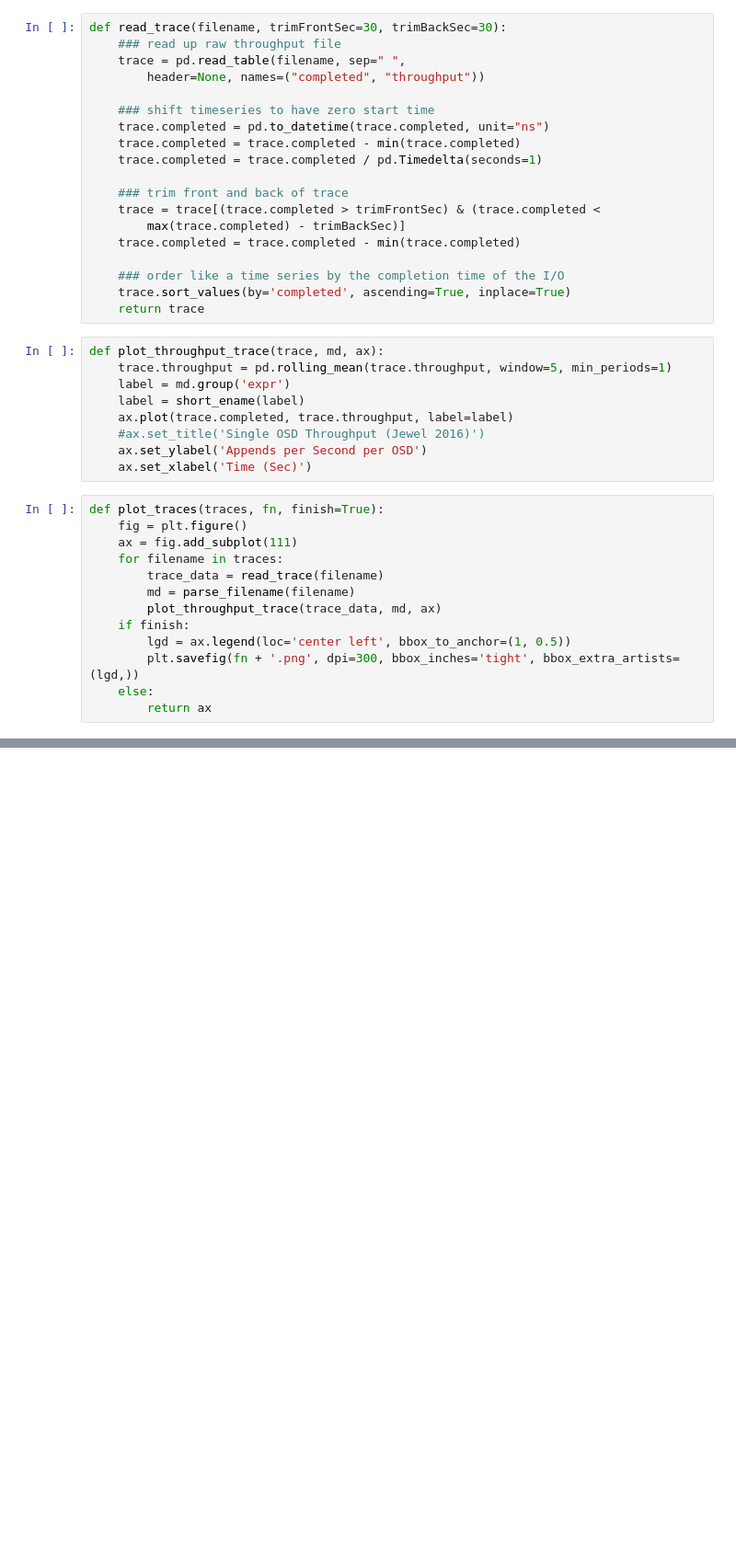
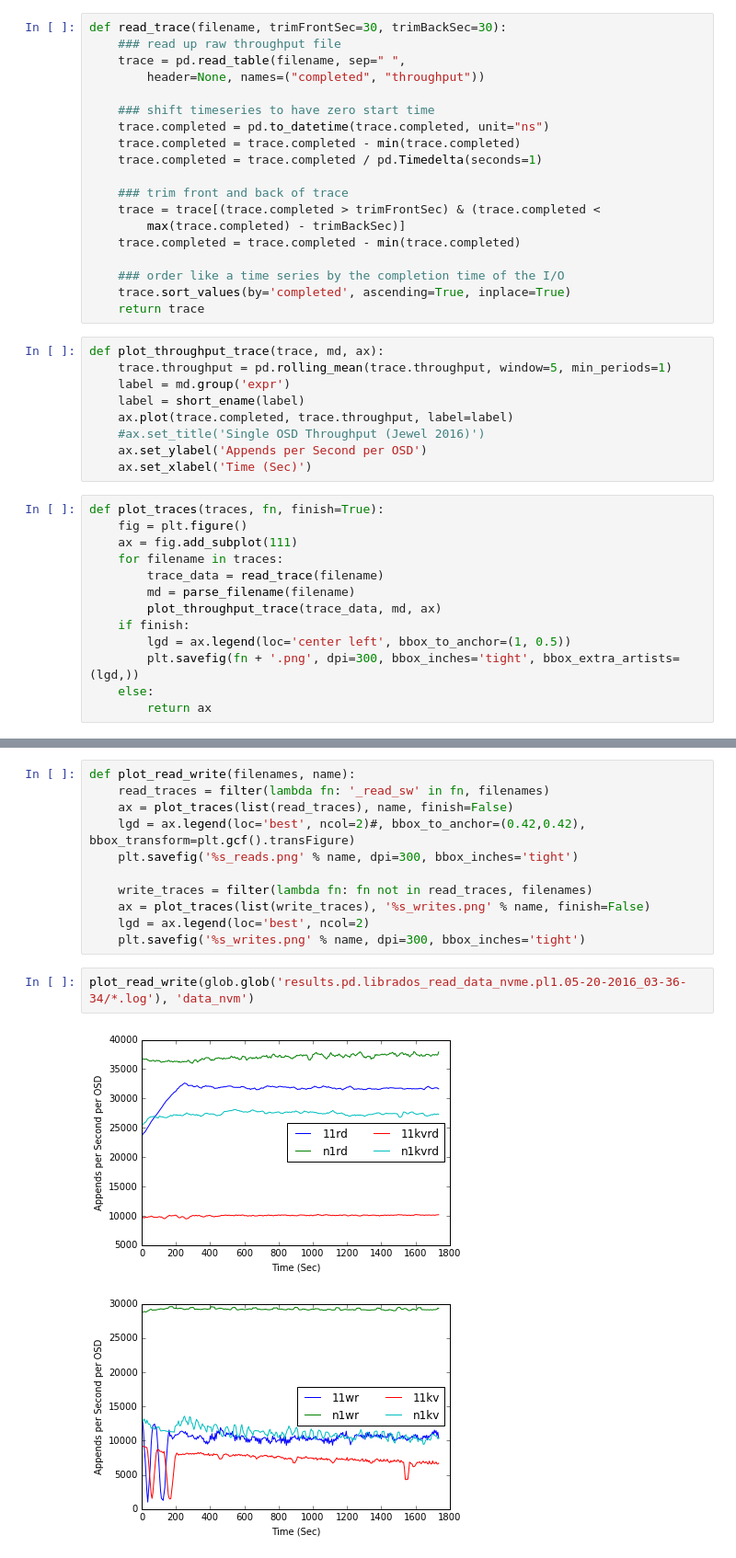
Before and after one commit to michaelsevilla/zlog-popper, a Jupyter notebook: experiments/basic-cls-rand-read/visualize.ipynb, the cells around one changed output, grey strips where cells are left out. Shown at 92% size. Saved outputs shown, nothing was run; the diff lists cells and outputs as text; blank space fills up the shorter version.

```diff
--- a/experiments/basic-cls-rand-read/visualize.ipynb
+++ b/experiments/basic-cls-rand-read/visualize.ipynb
@@ -106,0 +107,16 @@ plot_traces(list(write_traces), 'output.write.60min')
+# %%
+def plot_read_write(filenames, name):
+    read_traces = filter(lambda fn: '_read_sw' in fn, filenames)
+    ax = plot_traces(list(read_traces), name, finish=False)
+    lgd = ax.legend(loc='best', ncol=2)#, bbox_to_anchor=(0.42,0.42), bbox_transform=plt.gcf().transFigure)
+    plt.savefig('%s_reads.png' % name, dpi=300, bbox_inches='tight')
+
+    write_traces = filter(lambda fn: fn not in read_traces, filenames)
+    ax = plot_traces(list(write_traces), '%s_writes.png' % name, finish=False)
+    lgd = ax.legend(loc='best', ncol=2)
+    plt.savefig('%s_writes.png' % name, dpi=300, bbox_inches='tight')
+# %%
+plot_read_write(glob.glob('results.pd.librados_read_data_nvme.pl1.05-20-2016_03-36-34/*.log'), 'data_nvm')
+# %% [output]
+[figure, added]
+[figure, added]
```
Also changed, not shown: parts of 6 cells of this notebook.
